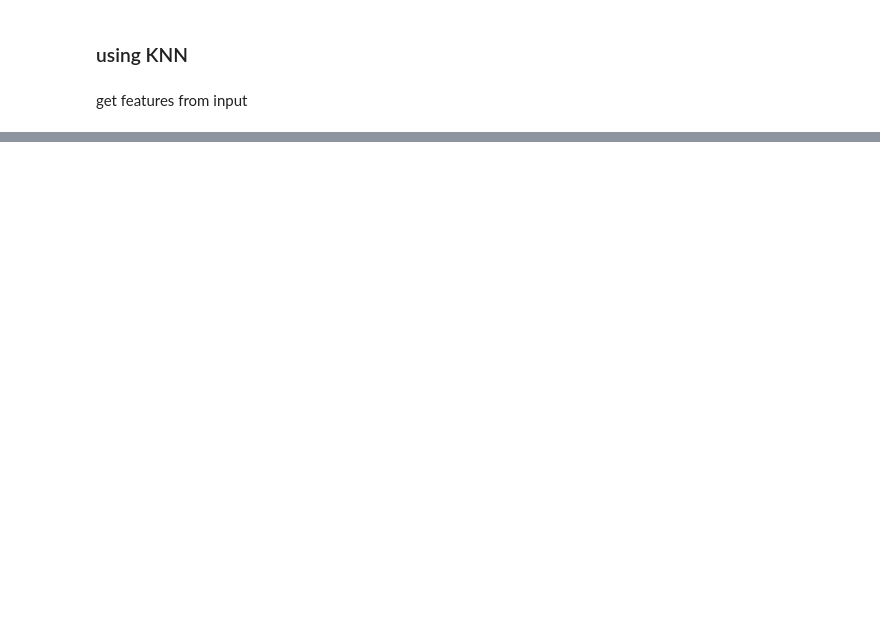
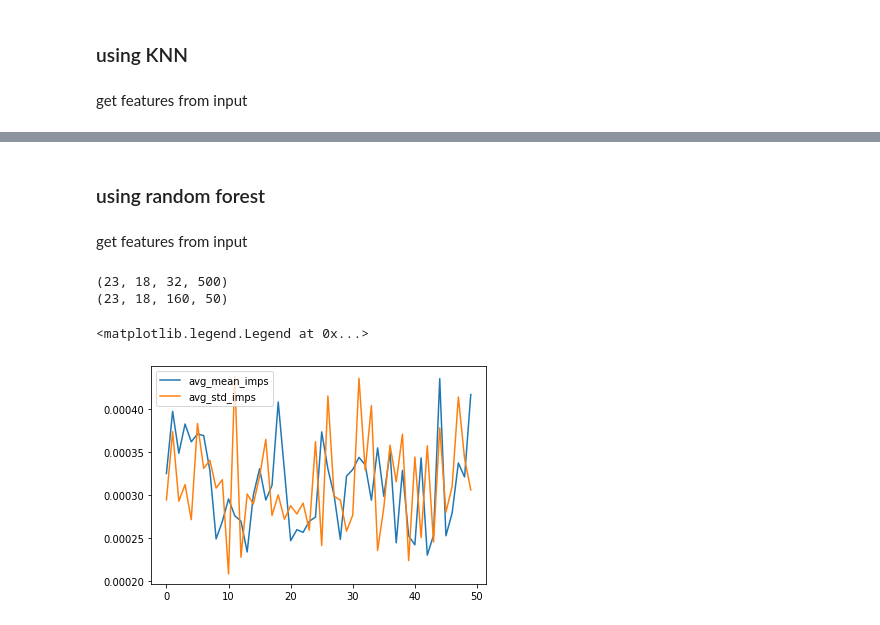
Before and after one commit to gourarushi/Emotion_Recognition, a Jupyter notebook: notebooks/Dreamer.ipynb, the cells around one changed output, grey strips where cells are left out. Cells and saved outputs as stored; diff of their text form; code cells hidden in the pictures; blank space fills up the shorter version.

Commit message:
Added Random Forest

```diff
--- a/notebooks/Dreamer.ipynb
+++ b/notebooks/Dreamer.ipynb
@@ -528,0 +514,15 @@ ScoreDominance : 0.7213
+# %% [markdown]
+### using random forest
+# %% [markdown]
+get features from input
+# %%
+inputs, labels = data
+
+print(inputs.shape)
+inputs = preprocess_f.get_features(inputs, sub_window_size=10, stride_size=10)
+print(inputs.shape)
+
+data = inputs, labels
+# %% [output]
+(23, 18, 32, 500)
+(23, 18, 160, 50)
@@ -528,0 +604,7 @@ ScoreDominance : 0.7213
+# %%
+plt.plot(np.array(avg_mean_imps).mean(0), label='avg_mean_imps')
+plt.plot(np.array(avg_std_imps).mean(0), label='avg_std_imps')
+plt.legend()
+# %% [output]
+<matplotlib.legend.Legend at 0x...>
+[figure, added]
```
Also changed, not shown: parts of 14 cells of this notebook.
